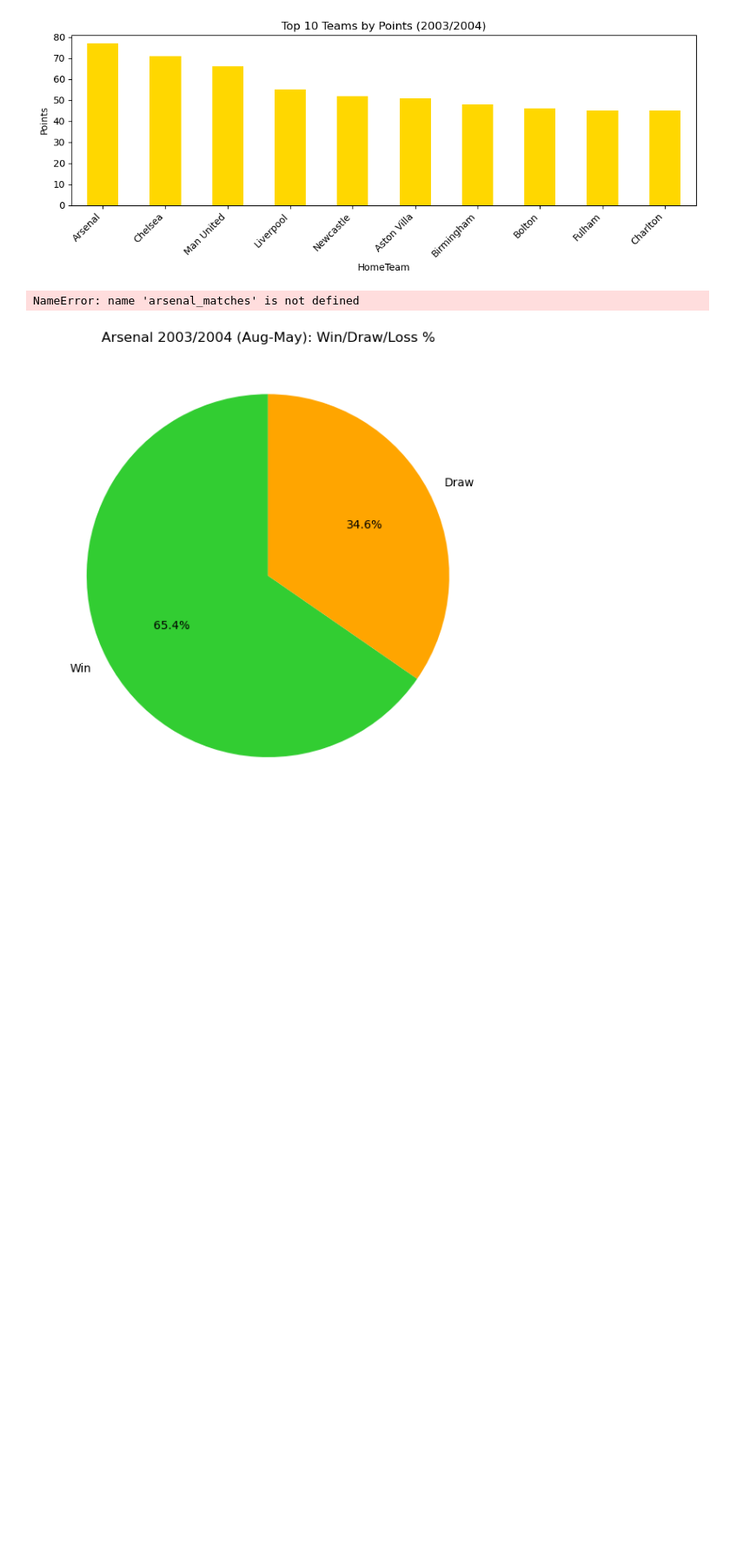
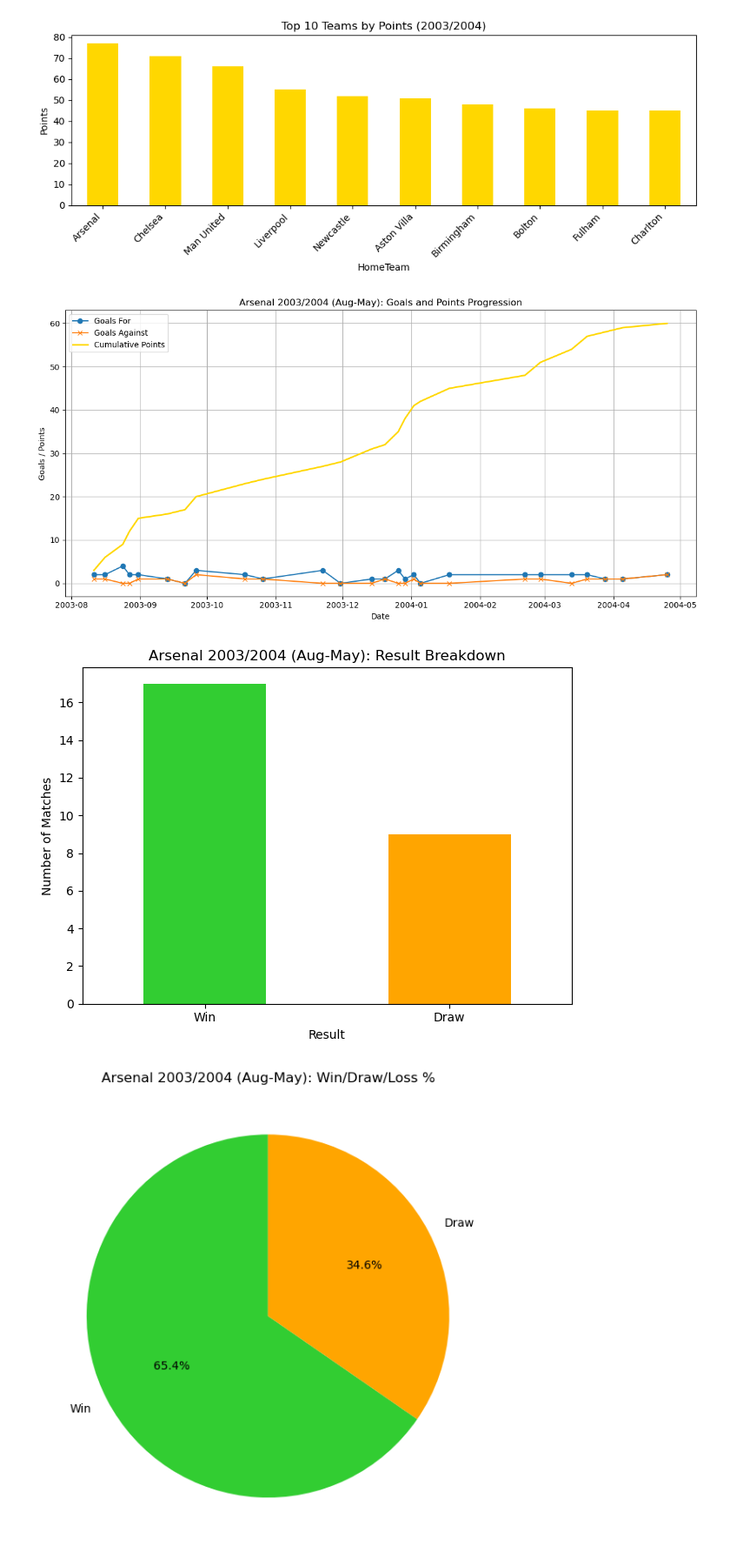
Before and after one commit to Lanthanum89/Premier-League-2003-2004-Data-Analysis, a Jupyter notebook: Premier-League-2003-2004.ipynb, the cells around one changed output. Shown at 87% size. Cells and saved outputs as stored; diff of their text form; code cells hidden in the pictures; blank space fills up the shorter version.

```diff
--- a/Premier-League-2003-2004.ipynb
+++ b/Premier-League-2003-2004.ipynb
@@ -612,9 +616,34 @@ else:
 [figure]
 [figure]
 # %%
-# Arsenal: Visualize only matches from August 2003 to May 2004
+# Arsenal: Visualise only matches from August 2003 to May 2004
 import matplotlib.pyplot as plt
 import pandas as pd
+
+# Filter all Arsenal matches (home or away)
+arsenal_matches = prem[(prem['HomeTeam'] == 'Arsenal') | (prem['AwayTeam'] == 'Arsenal')].copy()
+arsenal_matches['Date'] = pd.to_datetime(arsenal_matches['Date'])
+arsenal_matches = arsenal_matches.sort_values('Date')
+
+# Create columns for Arsenal goals for/against and result
+def arsenal_stats(row):
+    if row['HomeTeam'] == 'Arsenal':
+        gf = row['FTHG']
+        ga = row['FTAG']
+        result = row['FTR']
+    else:
+        gf = row['FTAG']
+        ga = row['FTHG']
+        # Reverse result for away
+        if row['FTR'] == 'H':
+            result = 'A'
+        elif row['FTR'] == 'A':
+            result = 'H'
+        else:
+            result = 'D'
+    return pd.Series({'GF': gf, 'GA': ga, 'Result': result})
+
+arsenal_matches[['GF','GA','Result']] = arsenal_matches.apply(arsenal_stats, axis=1)
 
 # Filter Arsenal matches for the correct date range
 start_date = pd.Timestamp('2003-08-01')
@@ -627,34 +656,35 @@ cum_points = 0
 for res in arsenal_season['Result']:
     if res == 'H':
         cum_points += 3
     elif res == 'D':
         cum_points += 1
     points.append(cum_points)
 
 # Plot goals for/against and cumulative points for filtered matches
 plt.figure(figsize=(12,6))
 plt.plot(arsenal_season['Date'], arsenal_season['GF'], label='Goals For', marker='o')
 plt.plot(arsenal_season['Date'], arsenal_season['GA'], label='Goals Against', marker='x')
 plt.plot(arsenal_season['Date'], points, label='Cumulative Points', color='gold', linewidth=2)
 plt.title('Arsenal 2003/2004 (Aug-May): Goals and Points Progression')
 plt.xlabel('Date')
 plt.ylabel('Goals / Points')
 plt.legend()
 plt.grid(True)
 plt.tight_layout()
 plt.show()
 
 # Bar chart of results (W/D/L) for filtered matches
 result_map = {'H':'Win','D':'Draw','A':'Loss'}
 arsenal_results = arsenal_season['Result'].map(result_map).value_counts()
 arsenal_results.plot(kind='bar', color=['limegreen','orange','crimson'])
 plt.title('Arsenal 2003/2004 (Aug-May): Result Breakdown')
 plt.ylabel('Number of Matches')
 plt.xticks(rotation=0)
 plt.tight_layout()
 plt.show()
 # %% [output]
-NameError: name 'arsenal_matches' is not defined
+[figure, added]
+[figure, added]
 # %%
 # Pie chart for Arsenal 2003/2004 (Aug-May): Win, Draw, Loss %
 import matplotlib.pyplot as plt
```
Also changed, not shown: parts of 6 cells of this notebook, 1 other file.
